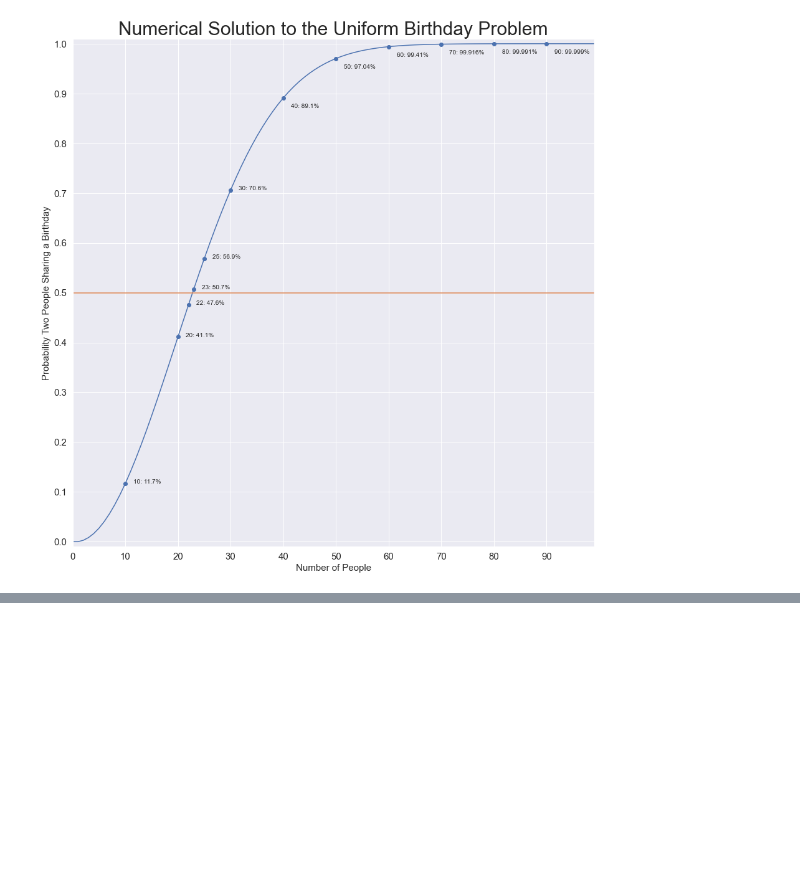
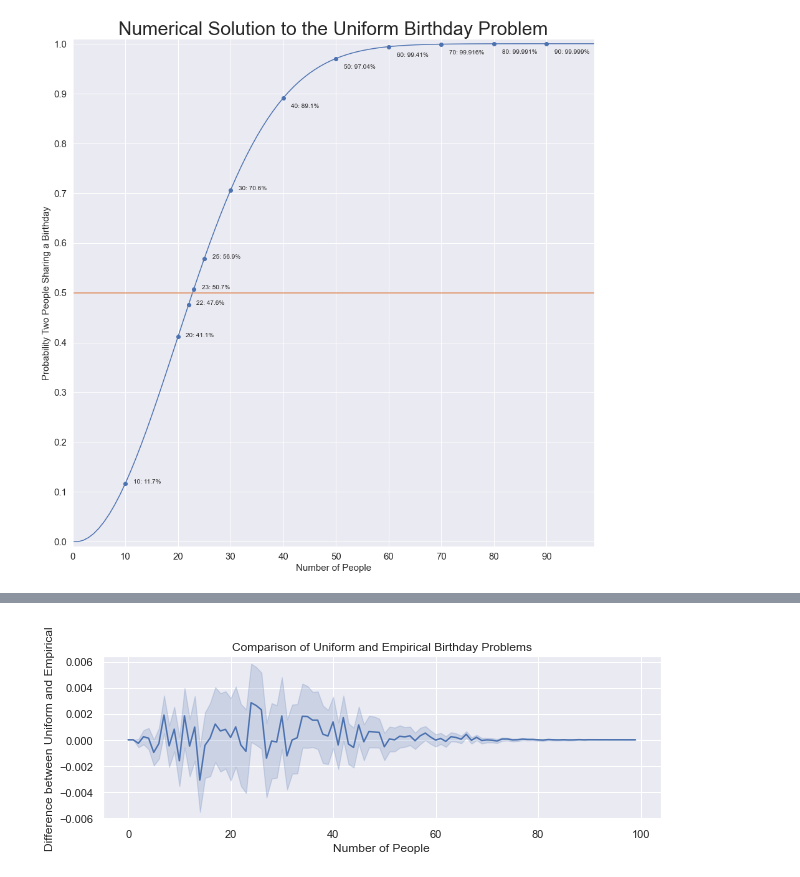
Before and after one commit to rcharan/birthdays, a Jupyter notebook: birthday_problem.ipynb, the cells around one changed output, grey strips where cells are left out. Saved outputs shown, nothing was run; the diff lists cells and outputs as text; code cells hidden in the pictures; blank space fills up the shorter version.

```diff
--- a/analysis.ipynb
+++ b/birthday_problem.ipynb
@@ -150,0 +354,26 @@ plt.show()
+# %%
+comparison = simulation_data.merge(
+  uniform_p.drop('0.5', axis = 'columns'),
+  how = 'left',
+  on = 'n',
+  suffixes = ('_empirical', '_uniform')
+)
+
+comparison['delta'] = comparison.p_empirical - comparison.p_uniform
+# %%
+%%time
+fig, ax = plt.subplots(figsize = (10, 3))
+sns.lineplot(
+  data = comparison.reset_index(),
+  x = 'n',
+  y = 'delta',
+  ci = 95
+)
+ax.set_xlabel('Number of People')
+ax.set_ylabel('Difference between Uniform and Empirical')
+ax.set_title('Comparison of Uniform and Empirical Birthday Problems')
+fig.savefig('outputs/uniform_empirical_delta.png', bbox_inches = 'tight')
+
+plt.show()
+# %% [output]
+[figure, added]
```
Also changed, not shown: parts of 27 cells of this notebook, 7 other files.
